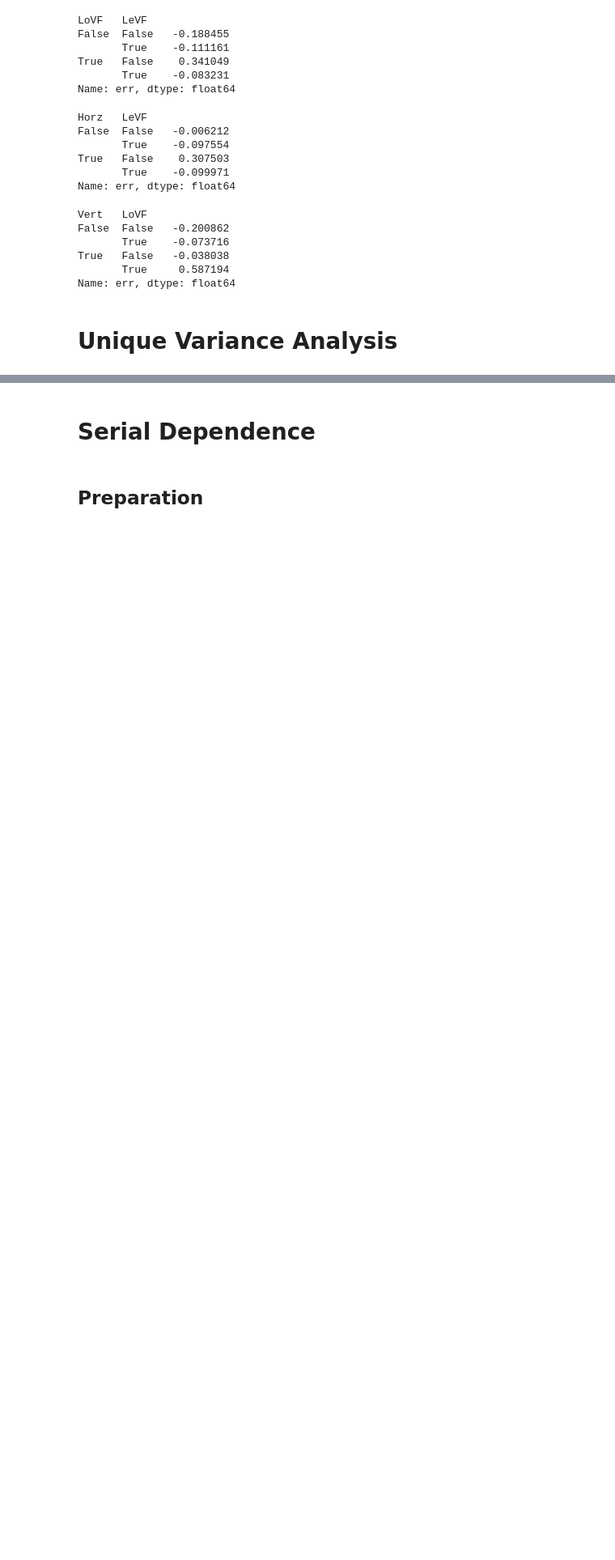
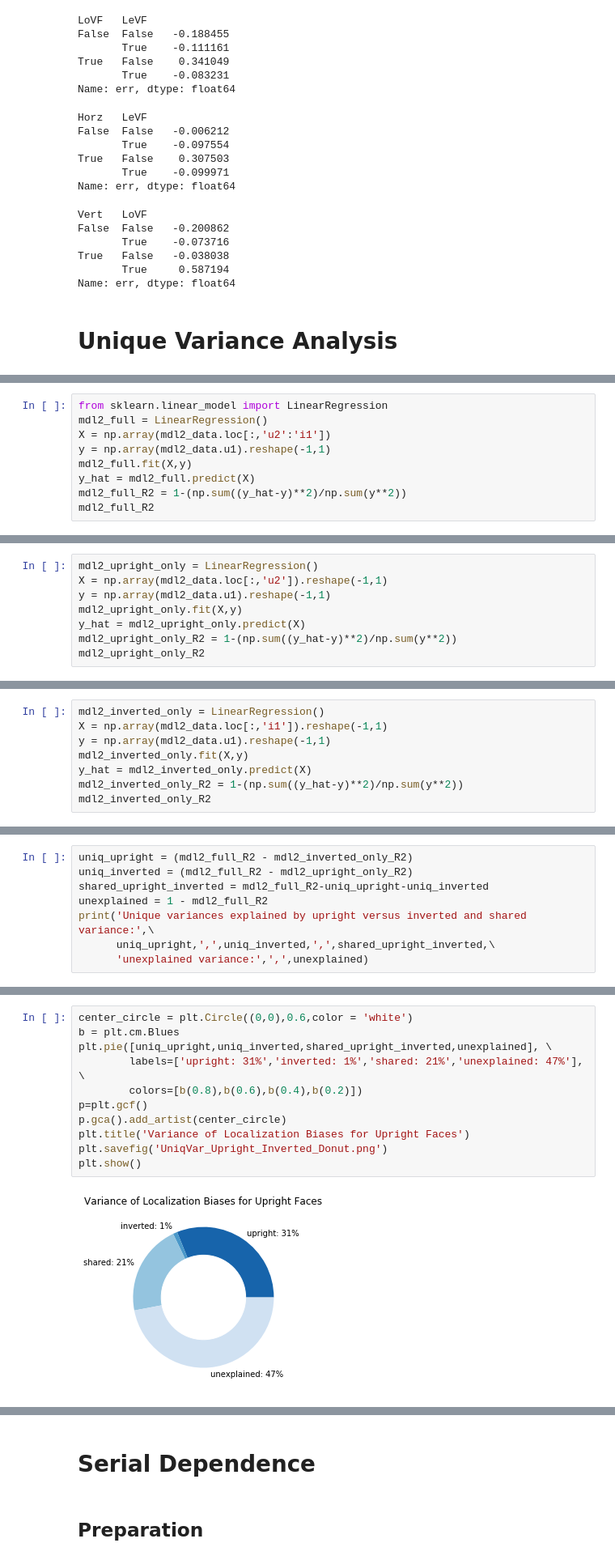
Before and after one commit to cindy-zixuan-wang/Mooney-face-localization, a Jupyter notebook: MooneyFaceLocDataAnalysis.ipynb, the cells around one changed output, grey strips where cells are left out. Shown at 81% size. Saved outputs shown, nothing was run; the diff lists cells and outputs as text; blank space fills up the shorter version.

```diff
--- a/MooneyFaceLocDataAnalysis.ipynb
+++ b/MooneyFaceLocDataAnalysis.ipynb
@@ -1255,0 +1270,9 @@ F-statistic: 116.1 on 4 and 331 DF,  p-value: < 2.2e-16
+# %%
+from sklearn.linear_model import LinearRegression
+mdl2_full = LinearRegression()
+X = np.array(mdl2_data.loc[:,'u2':'i1'])
+y = np.array(mdl2_data.u1).reshape(-1,1)
+mdl2_full.fit(X,y)
+y_hat = mdl2_full.predict(X)
+mdl2_full_R2 = 1-(np.sum((y_hat-y)**2)/np.sum(y**2))
+mdl2_full_R2
@@ -1255,0 +1281,8 @@ F-statistic: 116.1 on 4 and 331 DF,  p-value: < 2.2e-16
+# %%
+mdl2_upright_only = LinearRegression()
+X = np.array(mdl2_data.loc[:,'u2']).reshape(-1,1)
+y = np.array(mdl2_data.u1).reshape(-1,1)
+mdl2_upright_only.fit(X,y)
+y_hat = mdl2_upright_only.predict(X)
+mdl2_upright_only_R2 = 1-(np.sum((y_hat-y)**2)/np.sum(y**2))
+mdl2_upright_only_R2
@@ -1255,0 +1291,8 @@ F-statistic: 116.1 on 4 and 331 DF,  p-value: < 2.2e-16
+# %%
+mdl2_inverted_only = LinearRegression()
+X = np.array(mdl2_data.loc[:,'i1']).reshape(-1,1)
+y = np.array(mdl2_data.u1).reshape(-1,1)
+mdl2_inverted_only.fit(X,y)
+y_hat = mdl2_inverted_only.predict(X)
+mdl2_inverted_only_R2 = 1-(np.sum((y_hat-y)**2)/np.sum(y**2))
+mdl2_inverted_only_R2
@@ -1255,0 +1301,8 @@ F-statistic: 116.1 on 4 and 331 DF,  p-value: < 2.2e-16
+# %%
+uniq_upright = (mdl2_full_R2 - mdl2_inverted_only_R2)
+uniq_inverted = (mdl2_full_R2 - mdl2_upright_only_R2)
+shared_upright_inverted = mdl2_full_R2-uniq_upright-uniq_inverted
+unexplained = 1 - mdl2_full_R2
+print('Unique variances explained by upright versus inverted and shared variance:',\
+      uniq_upright,',',uniq_inverted,',',shared_upright_inverted,\
+      'unexplained variance:',',',unexplained)
@@ -1255,0 +1311,13 @@ F-statistic: 116.1 on 4 and 331 DF,  p-value: < 2.2e-16
+# %%
+center_circle = plt.Circle((0,0),0.6,color = 'white')
+b = plt.cm.Blues
+plt.pie([uniq_upright,uniq_inverted,shared_upright_inverted,unexplained], \
+        labels=['upright: 31%','inverted: 1%','shared: 21%','unexplained: 47%'], \
+        colors=[b(0.8),b(0.6),b(0.4),b(0.2)])
+p=plt.gcf()
+p.gca().add_artist(center_circle)
+plt.title('Variance of Localization Biases for Upright Faces')
+plt.savefig('UniqVar_Upright_Inverted_Donut.png')
+plt.show()
+# %% [output]
+[figure, added]
```
Also changed, not shown: parts of 35 cells of this notebook, 45 other files.
